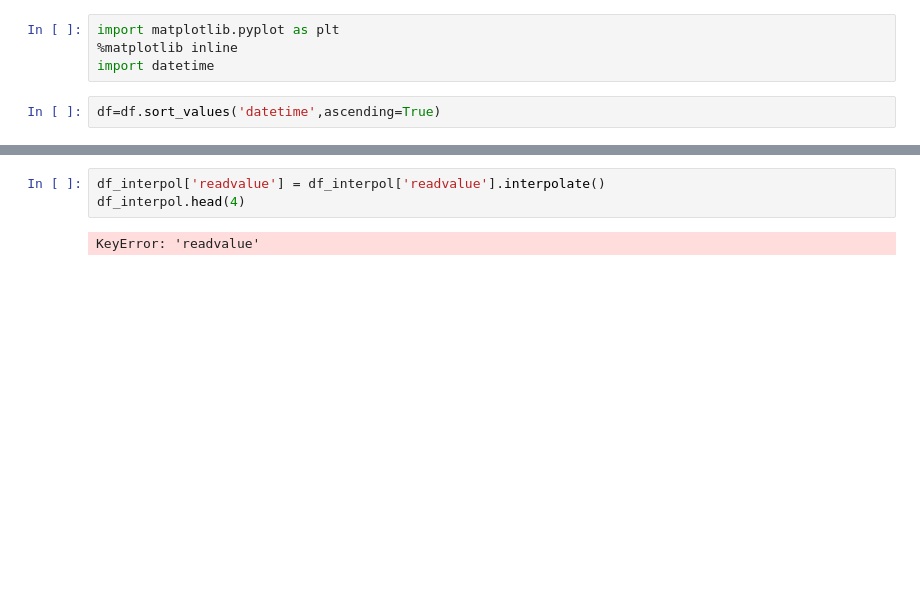
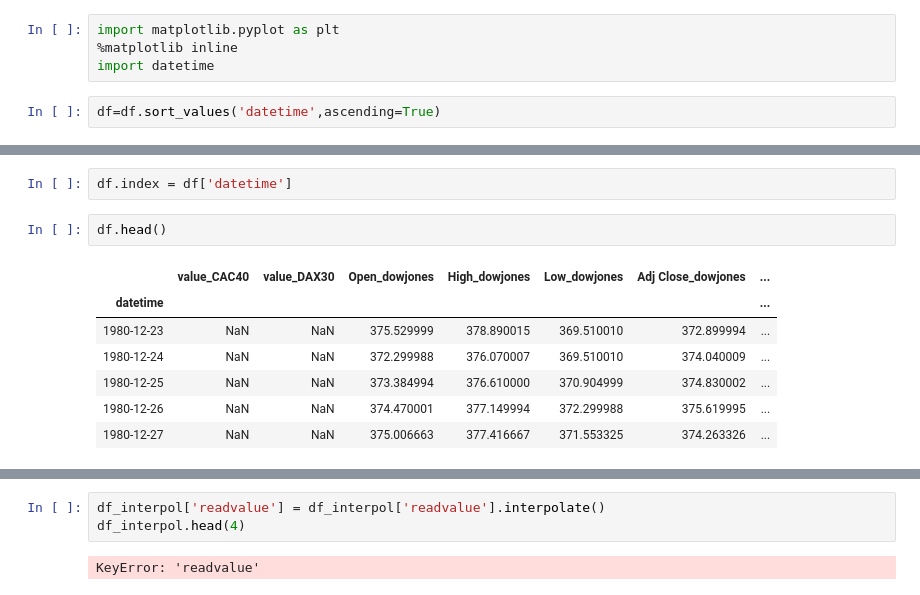
Before and after one commit to F1nalFortune/NYSE-JPM, a Jupyter notebook: data_analysis.ipynb, the cells around one changed output, grey strips where cells are left out. Saved outputs shown, nothing was run; the diff lists cells and outputs as text; blank space fills up the shorter version.

```diff
--- a/data_analysis.ipynb
+++ b/data_analysis.ipynb
@@ -118,0 +134,12 @@ for val in df.columns.tolist():
+# %%
+df.index = df['datetime']
+# %%
+df.head()
+# %% [output]
+|  | value_CAC40 | value_DAX30 | Open_dowjones | High_dowjones | Low_dowjones | Adj Close_dowjones | ... |
+| datetime |  |  |  |  |  |  | ... |
+| 1980-12-23 | NaN | NaN | 375.529999 | 378.890015 | 369.510010 | 372.899994 | ... |
+| 1980-12-24 | NaN | NaN | 372.299988 | 376.070007 | 369.510010 | 374.040009 | ... |
+| 1980-12-25 | NaN | NaN | 373.384994 | 376.610000 | 370.904999 | 374.830002 | ... |
+| 1980-12-26 | NaN | NaN | 374.470001 | 377.149994 | 372.299988 | 375.619995 | ... |
+| 1980-12-27 | NaN | NaN | 375.006663 | 377.416667 | 371.553325 | 374.263326 | ... |
```
Also changed, not shown: parts of 12 cells of this notebook.
